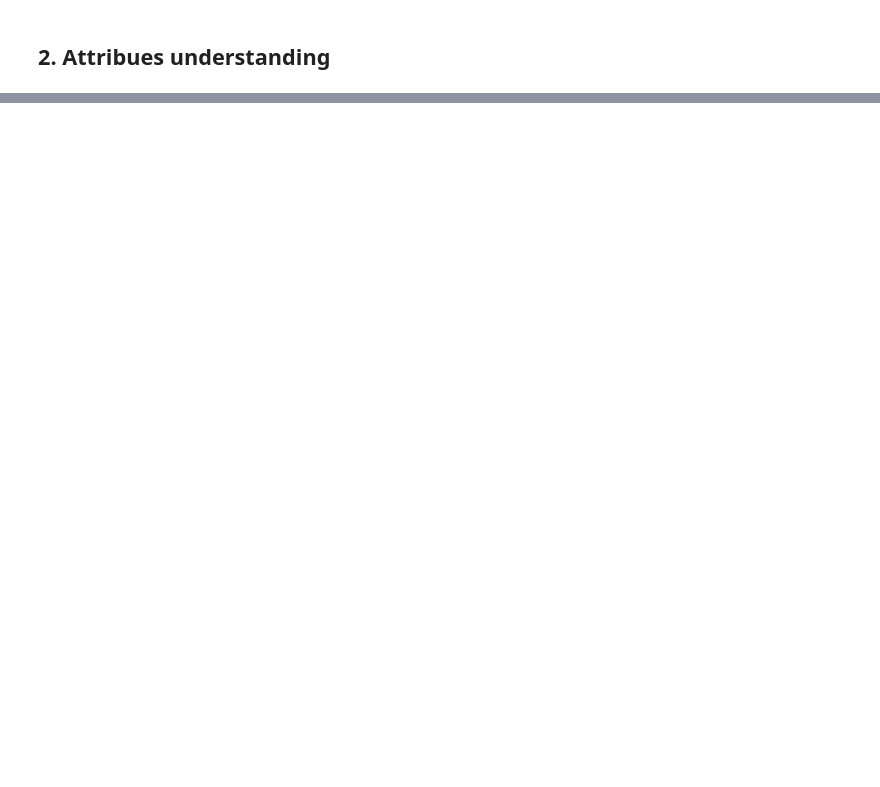
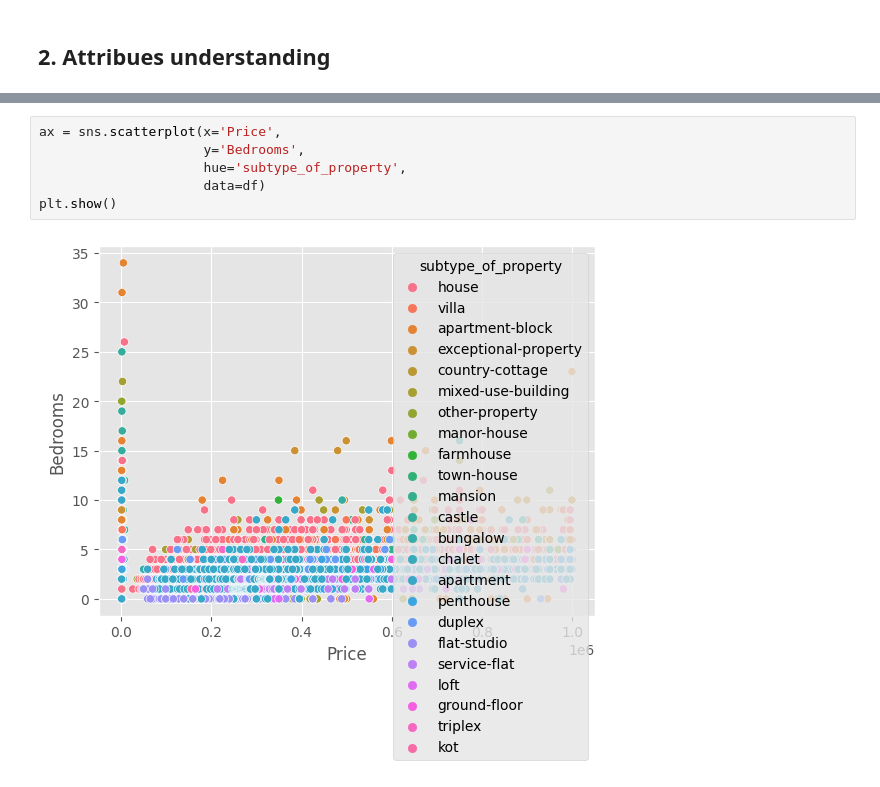
Before and after one commit to Koumeyl/challenge-data-analysis, a Jupyter notebook: Exploration.ipynb, the cells around one changed output, grey strips where cells are left out. Cells and saved outputs as stored; diff of their text form; blank space fills up the shorter version.

```diff
--- a/Exploration.ipynb
+++ b/Exploration.ipynb
@@ -56,0 +241,8 @@ Name: Terrace, dtype: int64
+# %%
+ax = sns.scatterplot(x='Price',
+                     y='Bedrooms',
+                     hue='subtype_of_property',
+                     data=df)
+plt.show()
+# %% [output]
+[figure, added]
```
Also changed, not shown: parts of 35 cells of this notebook, 2 other files.
